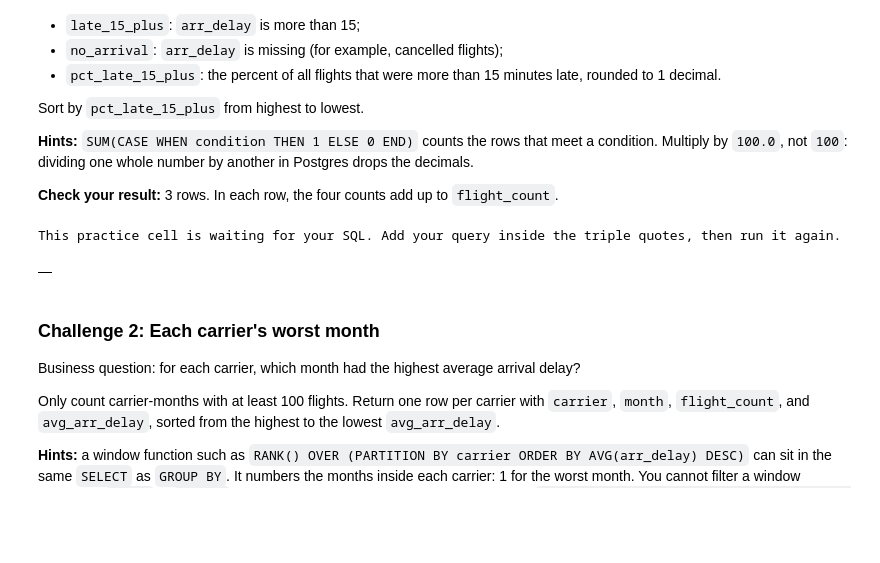
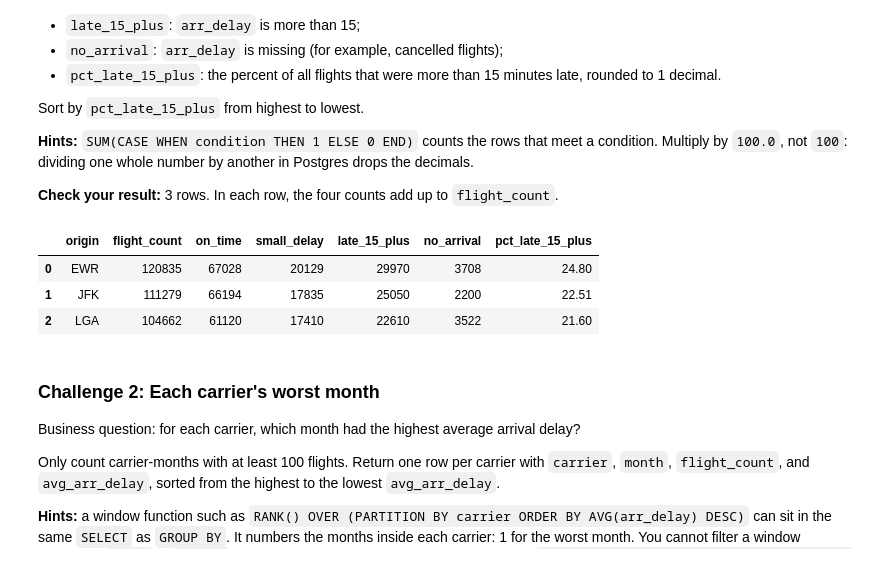
Before and after one commit to rubenruiz-gif/ban6003-week9-10-rubenruiz, a Jupyter notebook: notebooks/module9_neon_sql_fundamentals_guided_lab.ipynb, the cells around one changed output. Cells and saved outputs as stored; diff of their text form; code cells hidden in the pictures; blank space fills up the shorter version.

```diff
--- a/notebooks/module9_neon_sql_fundamentals_guided_lab.ipynb
+++ b/notebooks/module9_neon_sql_fundamentals_guided_lab.ipynb
@@ -984,13 +1005,58 @@ Sort by `pct_late_15_plus` from highest to lowest.
 # %%
 # Challenge 1 (optional)
 query = """
-
+SELECT
+    origin,
+    COUNT(*) AS flight_count,
+    SUM(
+        CASE
+            WHEN arr_delay <= 0
+            THEN 1
+            ELSE 0
+        END
+    ) AS on_time,
+    SUM(
+        CASE
+            WHEN arr_delay > 0 AND arr_delay <= 15
+            THEN 1
+            ELSE 0
+        END
+    ) AS small_delay,
+    SUM(
+        CASE
+            WHEN arr_delay > 15
+            THEN 1
+            ELSE 0
+        END
+    ) AS late_15_plus,
+    SUM(
+        CASE
+            WHEN arr_delay IS NULL
+            THEN 1
+            ELSE 0
+        END
+    ) AS no_arrival,
+    ROUND(
+        100.0 * SUM(
+            CASE
+                WHEN arr_delay > 15
+                THEN 1
+                ELSE 0
+            END
+        ) / COUNT(*),
+        2
+    ) AS pct_late_15_plus
+FROM flights
+GROUP BY origin
+ORDER BY origin ASC;
 """
 
 run_query(query, engine)
 # %% [output]
-This practice cell is waiting for your SQL. Add your query inside the triple quotes, then run it again.
-|  |
+|  | origin | flight_count | on_time | small_delay | late_15_plus | no_arrival | pct_late_15_plus |
+| 0 | EWR | 120835 | 67028 | 20129 | 29970 | 3708 | 24.80 |
+| 1 | JFK | 111279 | 66194 | 17835 | 25050 | 2200 | 22.51 |
+| 2 | LGA | 104662 | 61120 | 17410 | 22610 | 3522 | 21.60 |
 # %% [markdown]
 ### Challenge 2: Each carrier's worst month
 
```
Also changed, not shown: parts of 8 cells of this notebook, 1 other file.
